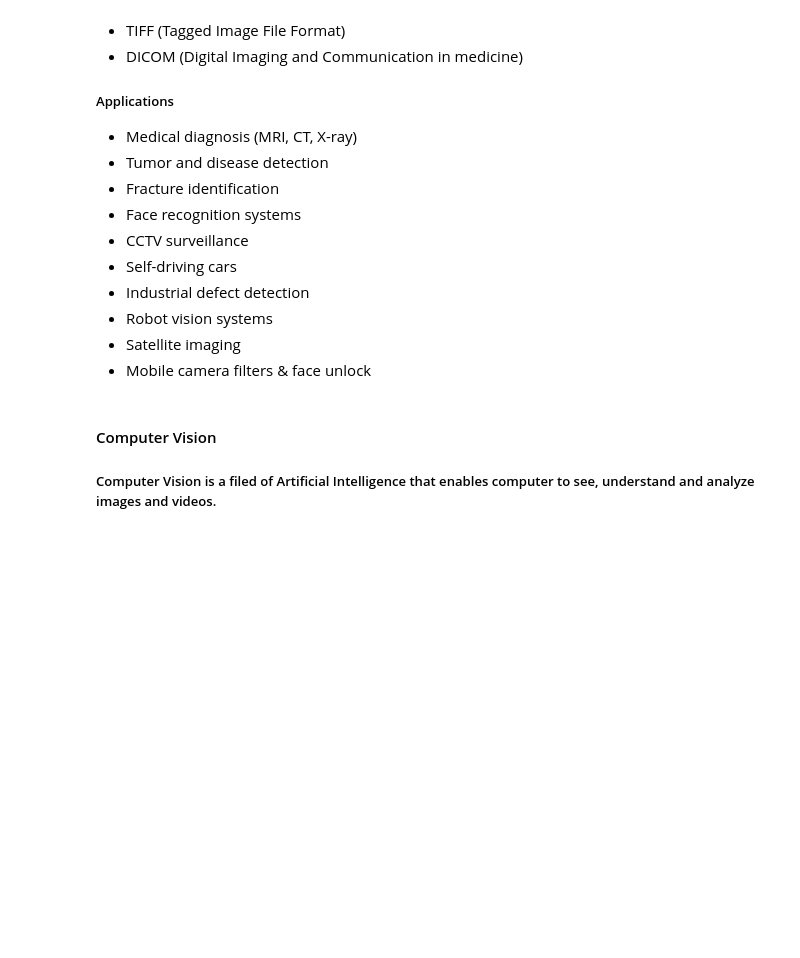
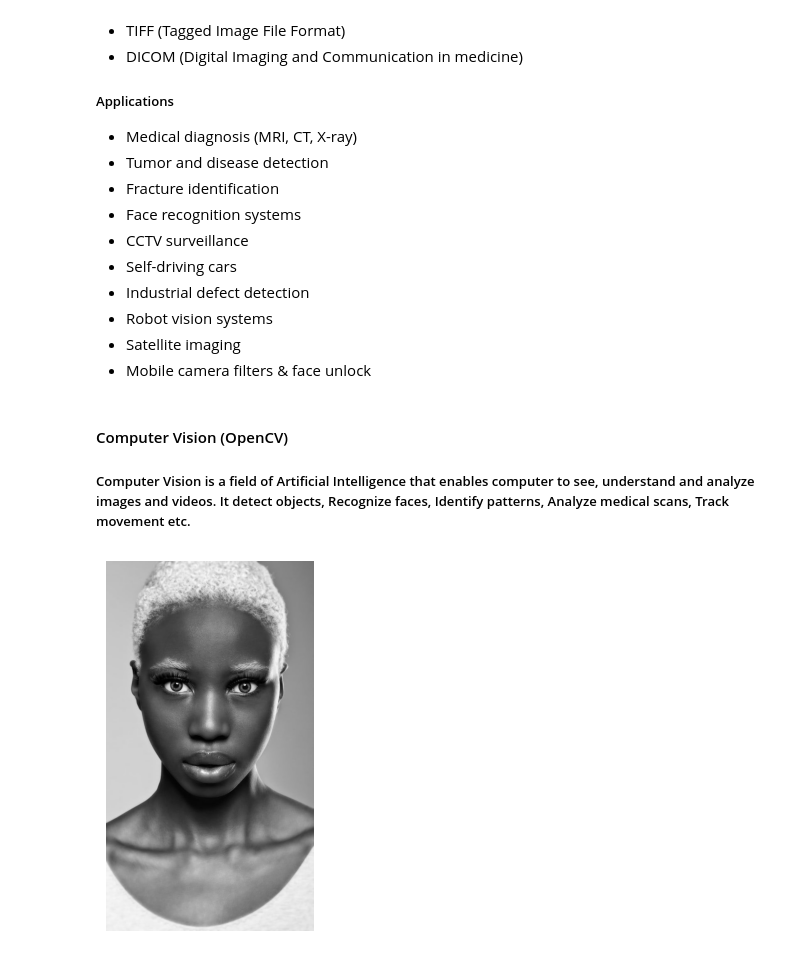
Before and after one commit to aaditya-pdgupta/Python_Course, a Jupyter notebook: Image.ipynb, the cells around one changed output. Saved outputs shown, nothing was run; the diff lists cells and outputs as text; code cells hidden in the pictures; blank space fills up the shorter version.

```diff
--- a/Image.ipynb
+++ b/Image.ipynb
@@ -46,5 +46,5 @@
 - Satellite imaging
 - Mobile camera filters & face unlock
 # %% [markdown]
-#### Computer Vision
-##### Computer Vision is a filed of Artificial Intelligence that enables computer to see, understand and analyze images and videos.
+#### Computer Vision (OpenCV)
+##### Computer Vision is a field of Artificial Intelligence that enables computer to see, understand and analyze images and videos. It detect objects, Recognize faces, Identify patterns, Analyze medical scans, Track movement etc.
@@ -50,0 +54,9 @@
+# %%
+img = cv2.imread("CVV.jpg") # Here it read the image.
+# %%
+img_rgb = cv2.cvtColor(img, cv2.COLOR_BGR2RGB)
+plt.imshow(img_rgb)
+plt.axis("off")
+plt.show()
+# %% [output]
+[figure, added]
```
Also changed, not shown: parts of 1 cell of this notebook, 1 other file.
